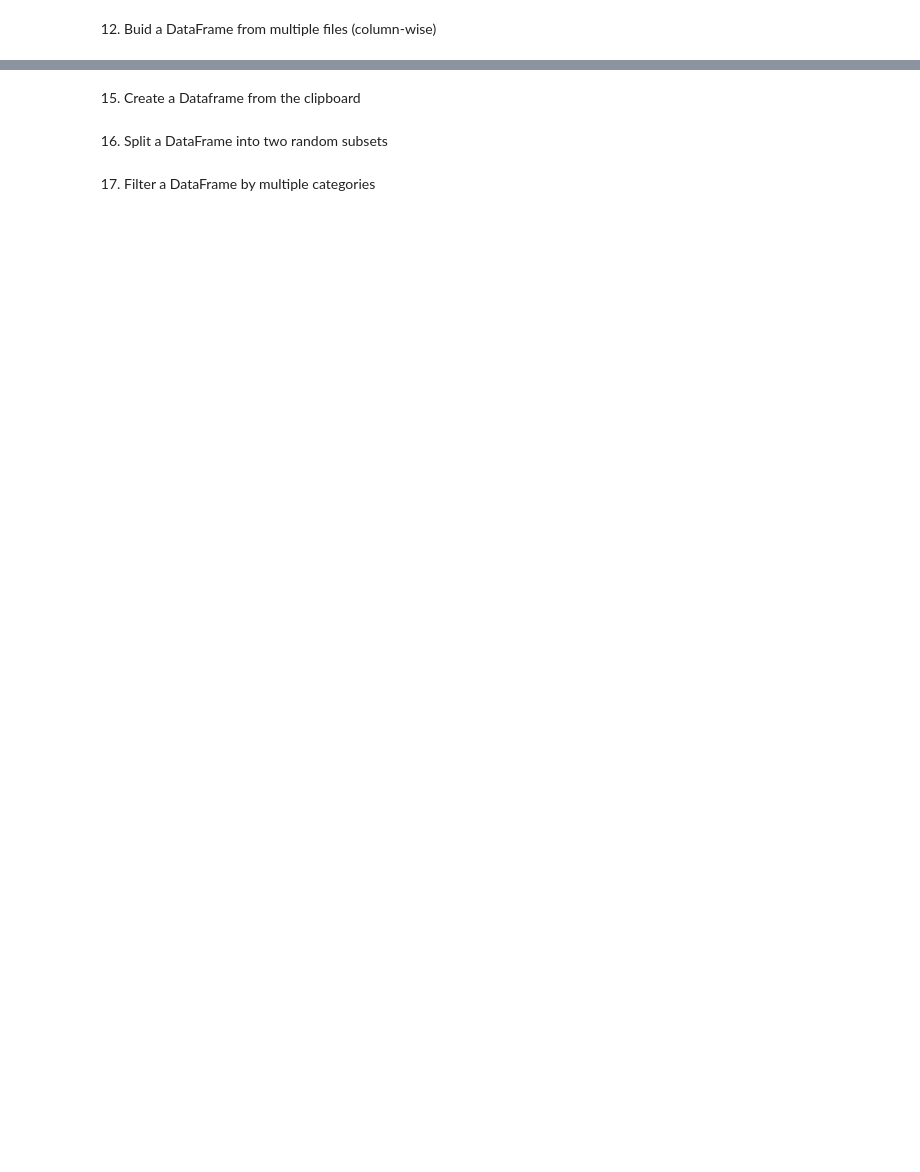
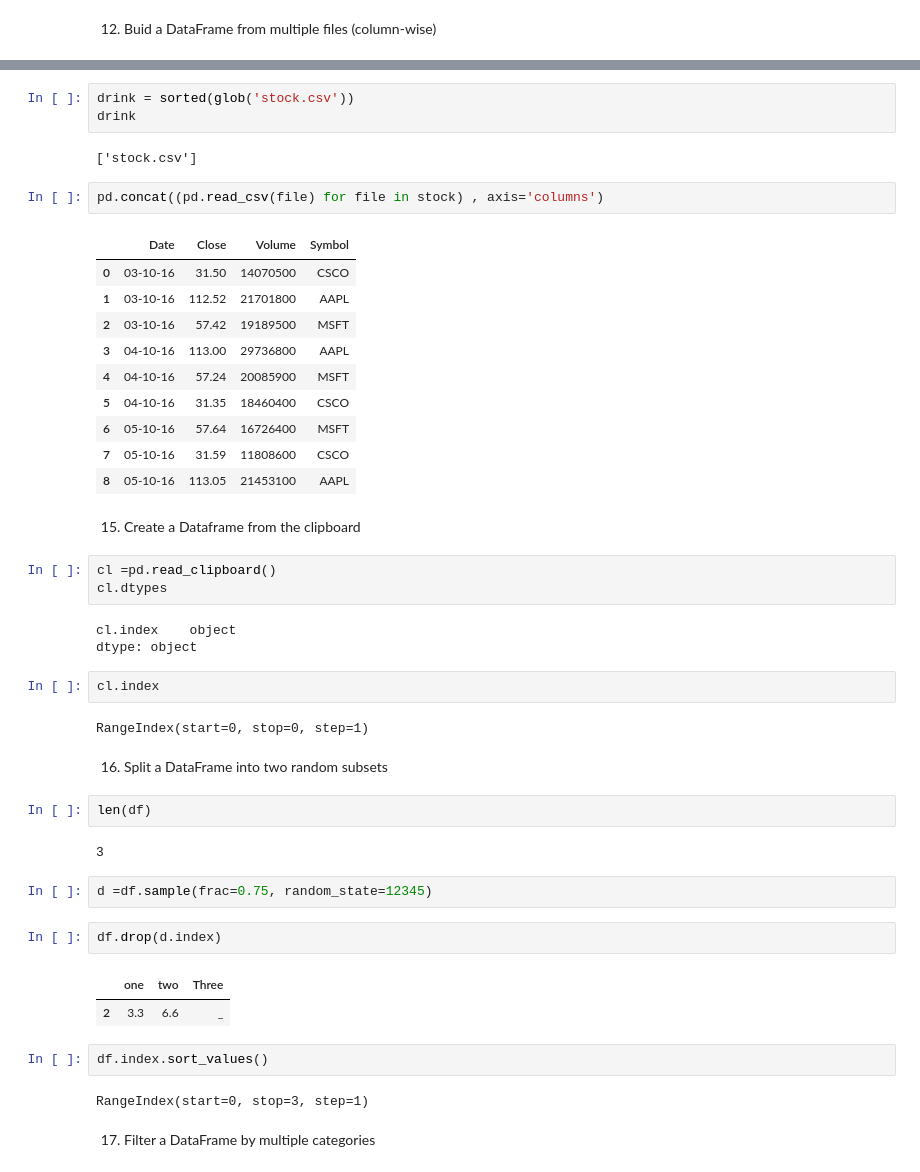
Before and after one commit to 960Subhamsingh/Python-oops-concept, a Jupyter notebook: pandas/Basics_pandas.ipynb, the cells around one changed output, grey strips where cells are left out. Drawn from its saved outputs; the diff is of its cells as text; blank space fills up the shorter version.

```diff
--- a/pandas/Basics_pandas.ipynb
+++ b/pandas/Basics_pandas.ipynb
@@ -336,6 +395,49 @@ memory usage: 30.5 KB
+# %%
+drink = sorted(glob('stock.csv'))
+drink
+# %% [output]
+['stock.csv']
+# %%
+pd.concat((pd.read_csv(file) for file in stock) , axis='columns')
+# %% [output]
+|  | Date | Close | Volume | Symbol |
+| 0 | 03-10-16 | 31.50 | 14070500 | CSCO |
+| 1 | 03-10-16 | 112.52 | 21701800 | AAPL |
+| 2 | 03-10-16 | 57.42 | 19189500 | MSFT |
+| 3 | 04-10-16 | 113.00 | 29736800 | AAPL |
+| 4 | 04-10-16 | 57.24 | 20085900 | MSFT |
+| 5 | 04-10-16 | 31.35 | 18460400 | CSCO |
+| 6 | 05-10-16 | 57.64 | 16726400 | MSFT |
+| 7 | 05-10-16 | 31.59 | 11808600 | CSCO |
+| 8 | 05-10-16 | 113.05 | 21453100 | AAPL |
 # %% [markdown]
 15. Create a Dataframe from the clipboard
+# %%
+cl =pd.read_clipboard()
+cl.dtypes
+# %% [output]
+cl.index    object
+dtype: object
+# %%
+cl.index
+# %% [output]
+RangeIndex(start=0, stop=0, step=1)
 # %% [markdown]
 16. Split a DataFrame into two random subsets
+# %%
+len(df)
+# %% [output]
+3
+# %%
+d =df.sample(frac=0.75, random_state=12345)
+# %%
+df.drop(d.index)
+# %% [output]
+|  | one | two | Three |
+| 2 | 3.3 | 6.6 | _ |
+# %%
+df.index.sort_values()
+# %% [output]
+RangeIndex(start=0, stop=3, step=1)
 # %% [markdown]
 17. Filter a DataFrame by multiple categories
```
Also changed, not shown: parts of 45 cells of this notebook.
